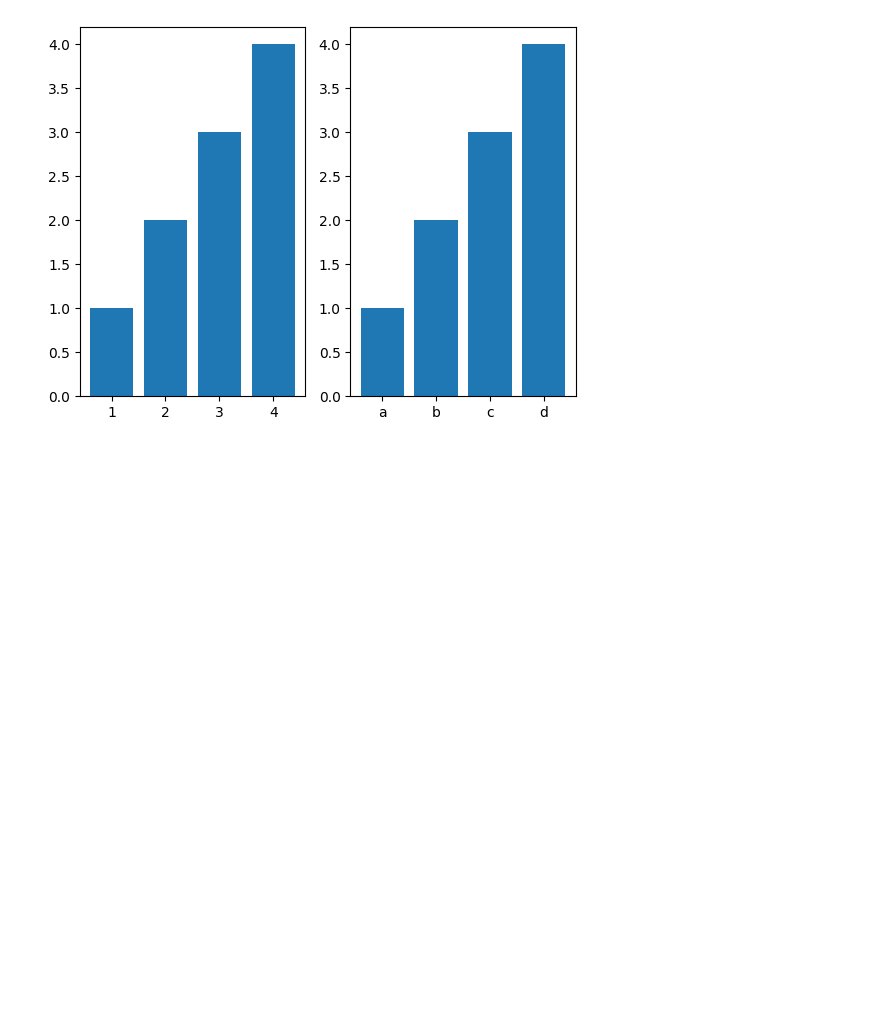
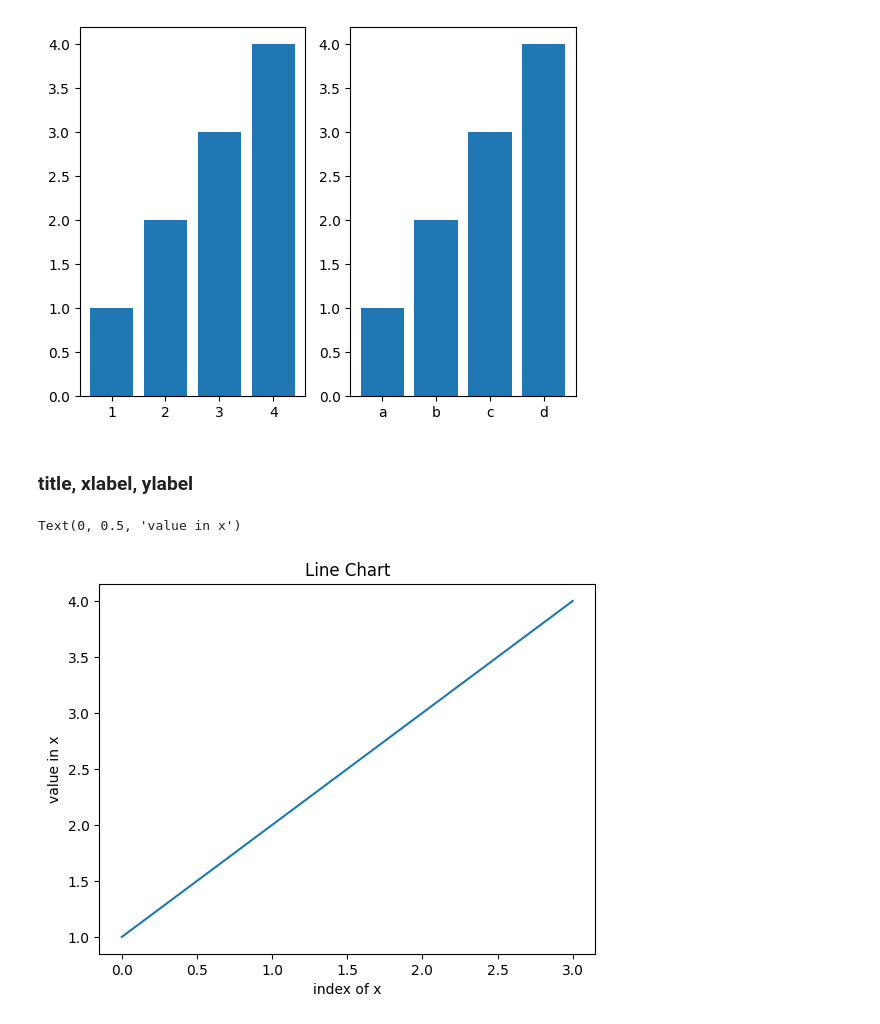
Before and after one commit to vcdemy/20240416, a Jupyter notebook: 2040416筆記.ipynb, the cells around one changed output. Drawn from its saved outputs; the diff is of its cells as text; code cells hidden in the pictures; blank space fills up the shorter version.

```diff
--- a/2040416筆記.ipynb
+++ b/2040416筆記.ipynb
@@ -495,3 +495,13 @@ plt.bar(list('abcd'), x)
 # %% [output]
 <BarContainer object of 4 artists>
 [figure]
+# %% [markdown]
+### title, xlabel, ylabel
+# %%
+plt.plot(x)
+plt.title('Line Chart')
+plt.xlabel('index of x')
+plt.ylabel('value in x')
+# %% [output]
+Text(0, 0.5, 'value in x')
+[figure, added]
```
Also changed, not shown: parts of 4 cells of this notebook.
